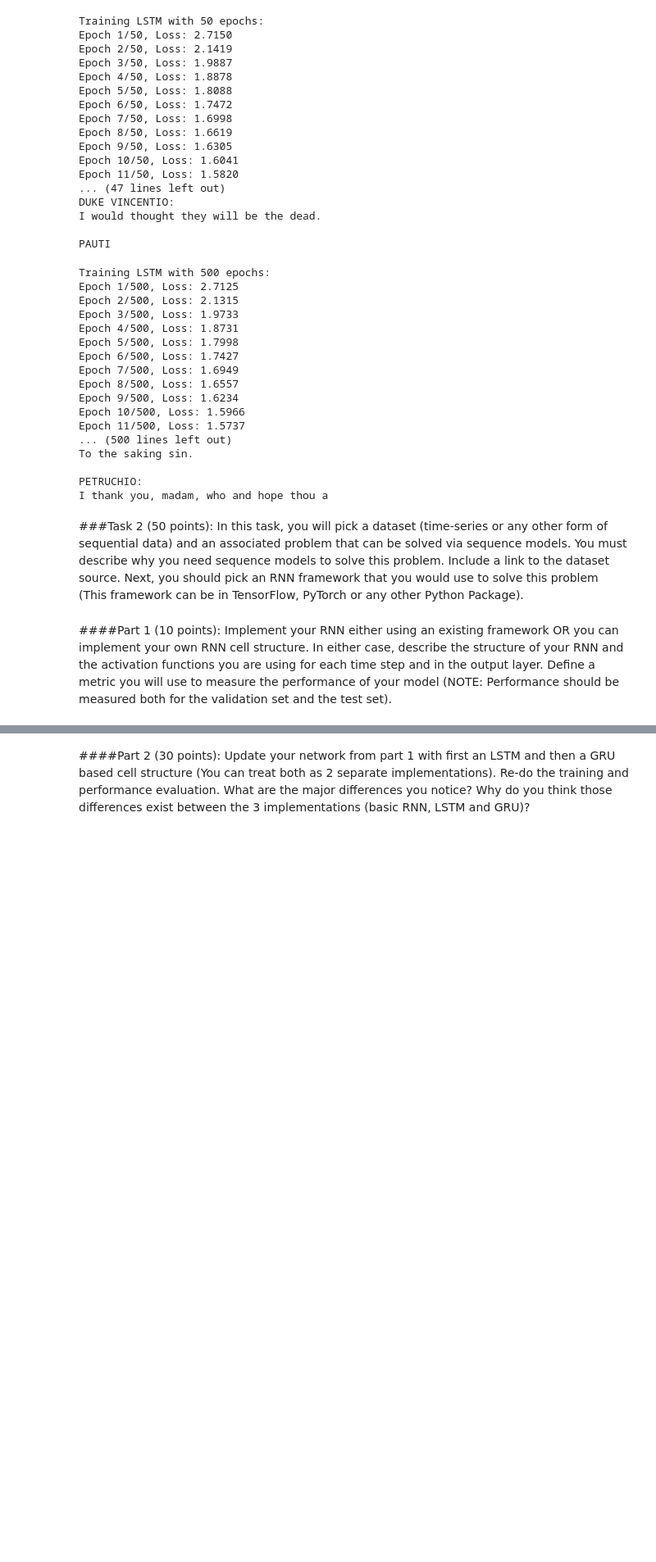
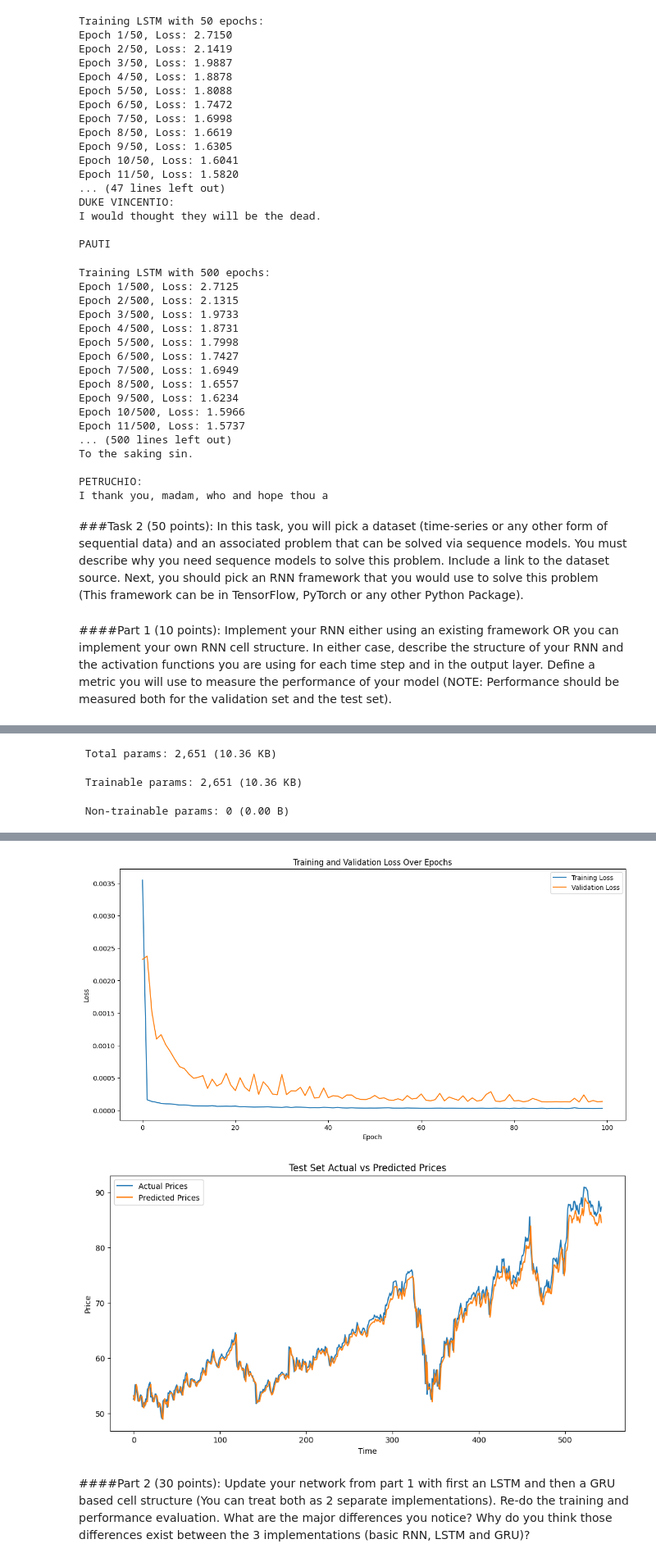
Before and after one commit to liangliang6v6/Homeworks, a Jupyter notebook: Homework4.ipynb, the cells around one changed output, grey strips where cells are left out. Shown at 82% size. Cells and saved outputs as stored; diff of their text form; code cells hidden in the pictures; blank space fills up the shorter version.

```diff
--- a/Homework4.ipynb
+++ b/Homework4.ipynb
@@ -404,0 +434,75 @@ Implement your RNN either using an existing framework OR you can implement your
+# %%
+
+from keras.models import Sequential
+from keras.layers import SimpleRNN, Dense
+from sklearn.preprocessing import MinMaxScaler
+from sklearn.metrics import mean_squared_error
+import yfinance as yf
+import numpy as np
+import matplotlib.pyplot as plt
+
+# download and prepare dataset
+data = yf.download('GOOGL', start='2010-01-01', end='2021-01-01')
+data = data[['Close']]
+
+scaler = MinMaxScaler(feature_range=(0, 1))
+scaled_data = scaler.fit_transform(data.values)
+
+# Create sequences and labels
+def create_sequences(data, seq_length):
+    xs, ys = [], []
+    for i in range(len(data) - seq_length):
+        x = data[i:i+seq_length]
+        y = data[i+seq_length]
+        xs.append(x)
+        ys.append(y)
+    return np.array(xs), np.array(ys)
+
+SEQ_LENGTH = 60
+x_data, y_data = create_sequences(scaled_data, SEQ_LENGTH)
+
+# Split data into training, validation, and test sets
+train_size = int(0.7 * len(x_data))
+val_size = int(0.1 * len(x_data))
+test_size = len(x_data) - train_size - val_size
+x_train, x_val, x_test = x_data[:train_size], x_data[train_size:train_size+val_size], x_data[train_size+val_size:]
+y_train, y_val, y_test = y_data[:train_size], y_data[train_size:train_size+val_size], y_data[train_size+val_size:]
+
+# Define the basic RNN model using Keras
+model = Sequential()
+model.add(SimpleRNN(units=50, input_shape=(SEQ_LENGTH, 1)))
+model.add(Dense(units=1))
+
+model.compile(optimizer='adam', loss='mse')
+model.summary()
+
+history = model.fit(x_train, y_train, epochs=100, batch_size=32, validation_data=(x_val, y_val))
+
+# Evaluate on the test set
+predicted = model.predict(x_test)
+predicted_prices = scaler.inverse_transform(predicted)
+actual_prices = scaler.inverse_transform(y_test)
+
+rmse_test = np.sqrt(mean_squared_error(actual_prices, predicted_prices))
+print(f'Basic RNN Test Set RMSE: {rmse_test:.4f}')
+
+# Plot the validation and training loss
+plt.figure(figsize=(14, 7))
+plt.plot(history.history['loss'], label='Training Loss')
+plt.plot(history.history['val_loss'], label='Validation Loss')
+plt.xlabel('Epoch')
+plt.ylabel('Loss')
+plt.title('Training and Validation Loss Over Epochs')
+plt.legend()
+plt.show()
+
+# Plot the test results
+plt.figure(figsize=(12, 6))
+plt.plot(actual_prices, label='Actual Prices')
+plt.plot(predicted_prices, label='Predicted Prices')
+plt.xlabel('Time')
+plt.ylabel('Price')
+plt.title('Test Set Actual vs Predicted Prices')
+plt.legend()
+plt.show()
+# %% [output]
@@ -404,0 +518,3 @@ Implement your RNN either using an existing framework OR you can implement your
+ Total params: 2,651 (10.36 KB)
+ Trainable params: 2,651 (10.36 KB)
+ Non-trainable params: 0 (0.00 B)
@@ -405,3 +538,5 @@ Implement your RNN either using an existing framework OR you can implement your
+[figure, added]
+[figure, added]
 # %% [markdown]
 ####Part 2 (30 points):
 Update your network from part 1 with first an LSTM and then a GRU
```
Also changed, not shown: parts of 20 cells of this notebook.
